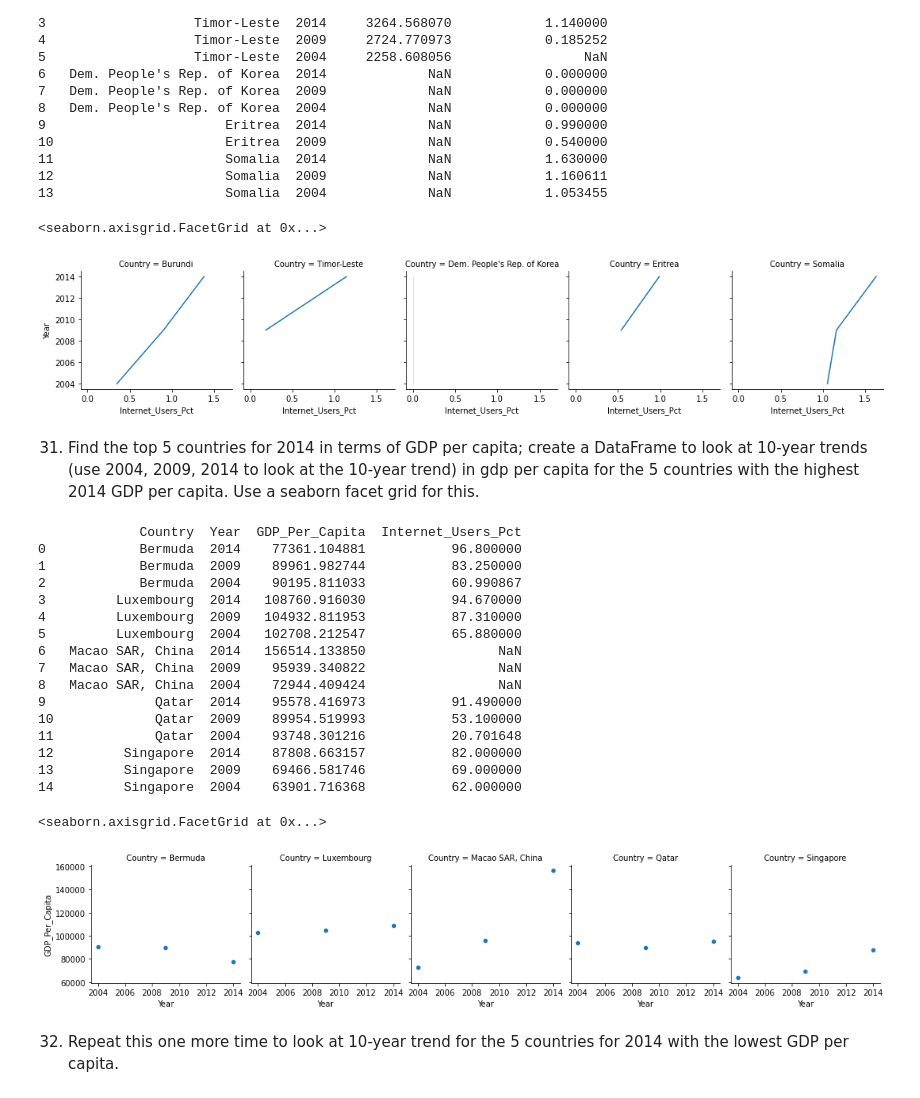
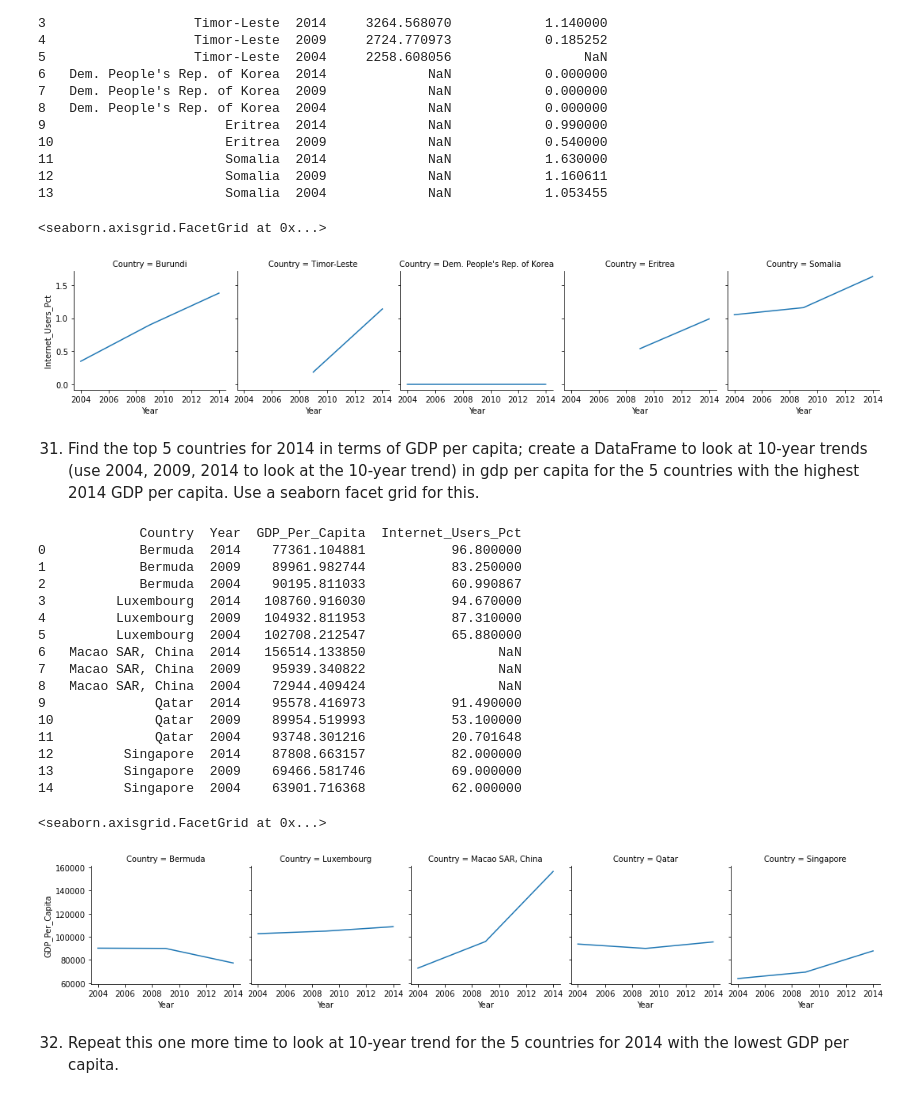
Before and after one commit to NSS-Data-Analytics-Cohort-7/gdp-and-internet-usage-PrestonSpencer, a Jupyter notebook: Notebooks/gdp_internet_project.ipynb, the cells around one changed output. Drawn from its saved outputs; the diff is of its cells as text; code cells hidden in the pictures.

```diff
--- a/Notebooks/gdp_internet_project.ipynb
+++ b/Notebooks/gdp_internet_project.ipynb
@@ -419,10 +421,10 @@ print(bottom_5_internet)
 13                      Somalia  2004             NaN            1.053455
 # %%
 fg_internet_min = sns.FacetGrid(bottom_5_internet, col="Country")
-fg_internet_min.map(sns.lineplot, "Internet_Users_Pct", "Year")
+fg_internet_min.map(sns.lineplot, "Year", "Internet_Users_Pct")
 # %% [output]
 <seaborn.axisgrid.FacetGrid at 0x...>
-[figure, old version]
+[figure, new version]
 # %% [markdown]
 31. Find the top 5 countries for 2014 in terms of GDP per capita; create a DataFrame to look at 10-year trends (use 2004, 2009, 2014 to look at the 10-year trend) in gdp per capita for the 5 countries with the highest 2014 GDP per capita. Use a seaborn facet grid for this.
 # %%
@@ -430,7 +432,7 @@ gdp_high_5 = df_2014.nlargest(n=5, columns=["GDP_Per_Capita"]).drop(columns=["Ye
 top_5_gdp = pd.merge(years_3, gdp_high_5, on=["Country"])
 print(top_5_gdp)
 fg_gdp_max = sns.FacetGrid(top_5_gdp, col="Country")
-fg_gdp_max.map(sns.scatterplot, "Year", "GDP_Per_Capita")
+fg_gdp_max.map(sns.lineplot, "Year", "GDP_Per_Capita")
 # %% [output]
              Country  Year  GDP_Per_Capita  Internet_Users_Pct
 0            Bermuda  2014    77361.104881           96.800000
@@ -449,7 +451,7 @@ fg_gdp_max.map(sns.scatterplot, "Year", "GDP_Per_Capita")
 13         Singapore  2009    69466.581746           69.000000
 14         Singapore  2004    63901.716368           62.000000
 <seaborn.axisgrid.FacetGrid at 0x...>
-[figure, old version]
+[figure, new version]
 # %% [markdown]
 32. Repeat this one more time to look at 10-year trend for the 5 countries for 2014 with the lowest GDP per capita.
 # %%
```
Also changed, not shown: parts of 4 cells of this notebook.
